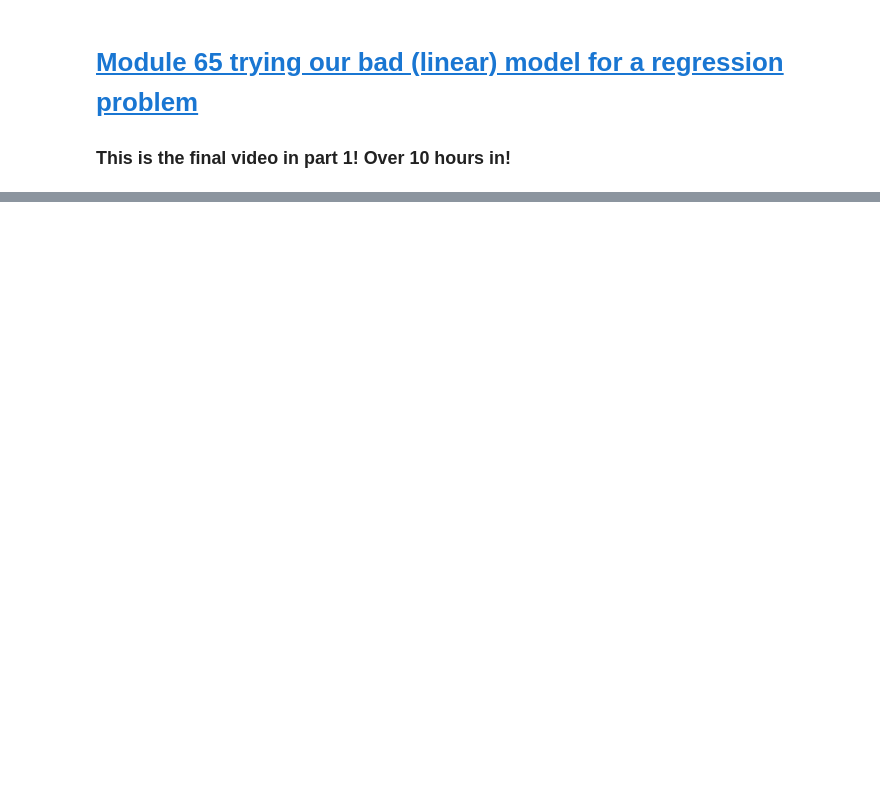
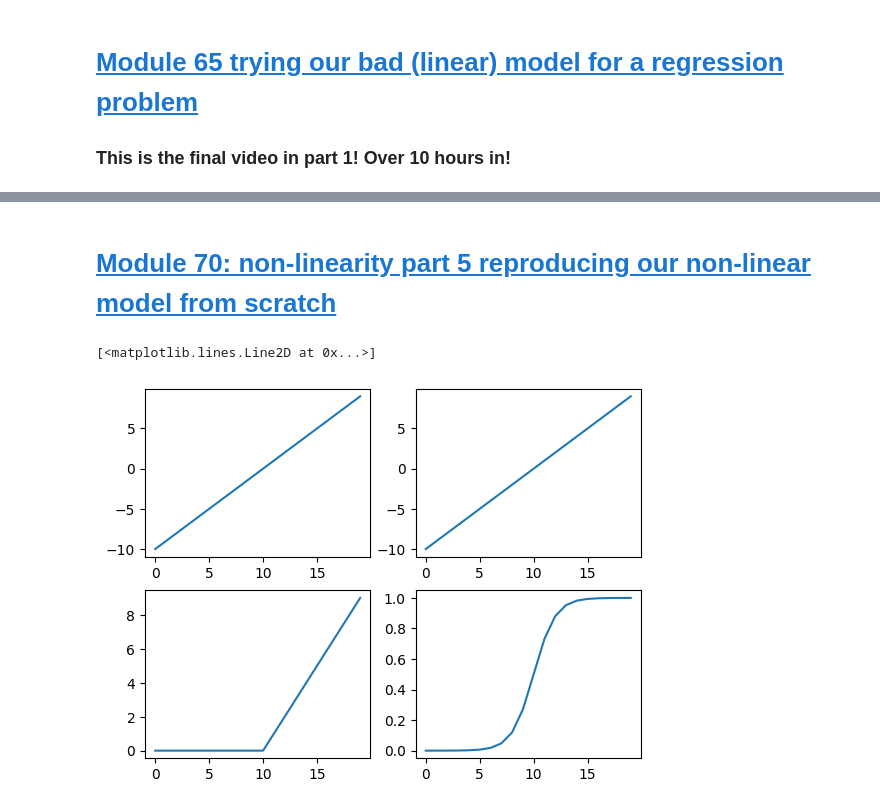
Before and after one commit to nripstein/Tensorflow-Tutorial, a Jupyter notebook: neural-network-classification.ipynb, the cells around one changed output, grey strips where cells are left out. Cells and saved outputs as stored; diff of their text form; code cells hidden in the pictures; blank space fills up the shorter version.

```diff
--- a/neural-network-classification.ipynb
+++ b/neural-network-classification.ipynb
@@ -242,0 +276,17 @@ Epoch 100/100
+# %% [markdown]
+# [Module 70: non-linearity part 5 reproducing our non-linear model from scratch](https://youtu.be/ZUKz4125WNI?t=2118)
+# %%
+# make a toy tensor
+A = tf.cast(tf.range(-10, 10), tf.float32)
+
+
+
+
+fig, ax = plt.subplots(2, 2)
+ax[0][0].plot(A)
+ax[0][1].plot(tf.keras.activations.linear(A)) # doesn't modify the input
+ax[1][0].plot(tf.nn.relu(A)) # sigmoid is 1/ (1+e**x)
+ax[1][1].plot(tf.sigmoid(A)) # relu is (0 if x < 0, else x)
+# %% [output]
+[<matplotlib.lines.Line2D at 0x...>]
+[figure, added]
```
Also changed, not shown: parts of 20 cells of this notebook, 1 other file.
